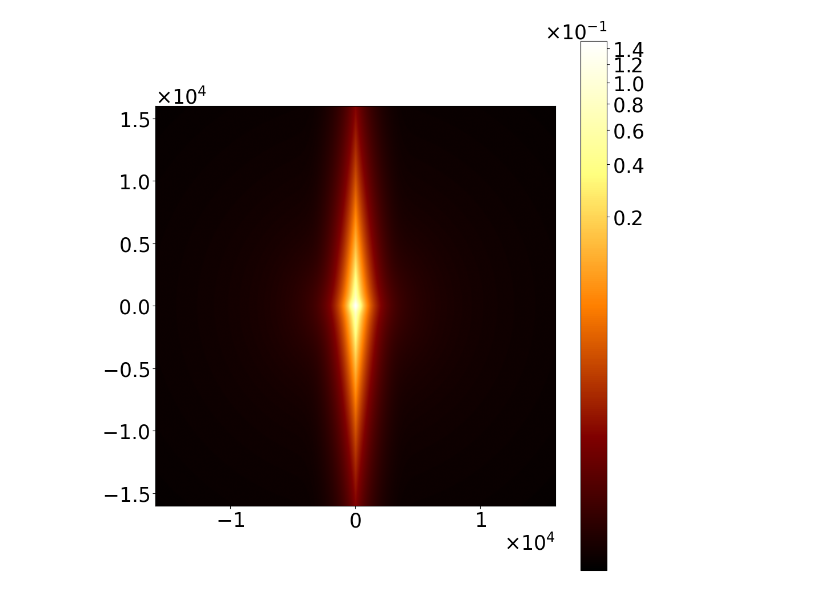
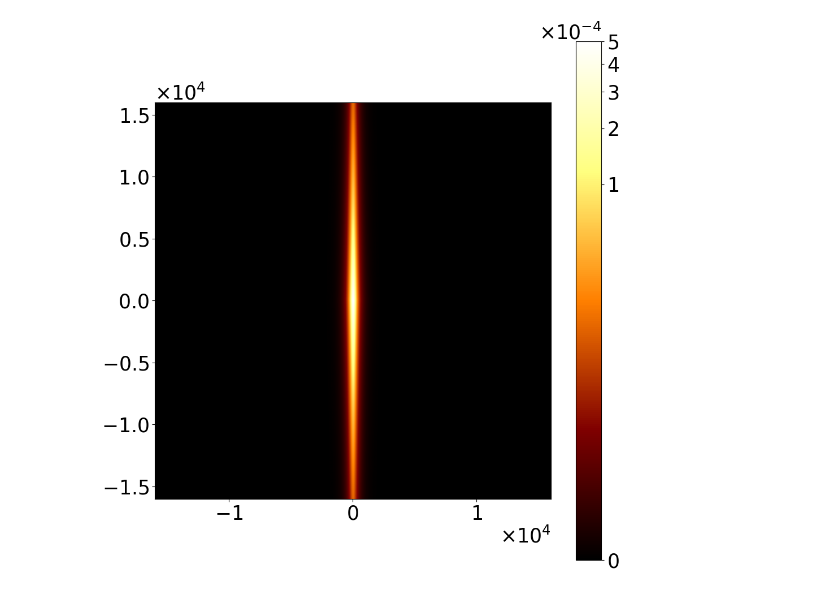
Before and after one commit to yunqibillyli/siltsong, a Jupyter notebook: MW.ipynb, the cells around one changed output. Cells and saved outputs as stored; diff of their text form; code cells hidden in the pictures.

```diff
--- a/MW.ipynb
+++ b/MW.ipynb
@@ -8,13 +8,10 @@ from siltsong.dust import mrn, thermal_emission, henyey_greenstein
 from siltsong.stars import blackbody
 # %%
 view_length = 32000
-distance_steps = 200
-theta_steps = 1
-phi_steps = 1
+distance_steps = 2 # 200
+theta_steps = 2 # 360
+phi_steps = 2 # 360
 distance_substeps = 10
-dr = view_length / 2 / distance_steps
-ds = dr / distance_substeps
-dphi = pi / phi_steps
 
 resolution = 201
 depth = 201
@@ -28,15 +25,19 @@ inclination = pi * (inclination_degrees / 180)
 sin_inc = sin(inclination)
 cos_inc = cos(inclination)
 
-ms_count = 1
+ms_count = 1e5
 
-wavelength = 5.47e-5
+wavelength = 2.5e-4 # NIRcam
 
 rho0_disk = 0.1
 Rd = 2500
 zd = 300
 rb = 500
 rho0_bulge = 0.05
+
+rho0_gas = 1.0
+Rg = 4000
+zg = 150
 # %%
 central_source = 0 # blackbody(wavelength, temperature = 1e8)
 
@@ -49,5 +70,5 @@ def scattering_phase_function(angle):
 # %%
-def density_cartesian(x, y, z):
+def density_cartesian_stars(x, y, z):
 
     R = np.sqrt(x ** 2 + y ** 2)
     disk_density = rho0_disk * np.exp(-R / Rd) * np.exp(-np.abs(z) / zd)
@@ -56,10 +77,25 @@ def density_cartesian(x, y, z):
 
     return disk_density + bulge_density
 
-def density_spherical(r, theta):
+def density_spherical_stars(r, theta):
     x, y, z = spherical_to_cartesian(r, theta, 0)
-    return density_cartesian(x, y, z)
+    return density_cartesian_stars(x, y, z)
+
+def density_cartesian_gas(x, y, z):
+
+    R = np.sqrt(x ** 2 + y ** 2)
+    return rho0_gas * np.exp(-R / Rg) * (1 / np.cosh(z / zg)) ** 2
+
+def density_spherical_gas(r, theta):
+    x, y, z = spherical_to_cartesian(r, theta, 0)
+    return density_cartesian_gas(x, y, z)
+
+def density_cartesian_dust(x, y, z):
+    return 0.0005 * density_cartesian_gas(x, y, z)
+
+def density_spherical_dust(r, theta):
+    return 0.0005 * density_spherical_gas(r, theta)
 # %%
-plot_density_powernorm(density_cartesian, view_length, power = 0.2, units = 'None') # sorry the distance and density units...
+plot_density_powernorm(density_cartesian_dust, view_length, power = 0.2, units = 'None') # sorry the distance and density units...
 # %% [output]
-[figure, old version]
+[figure, new version]
```
Also changed, not shown: parts of 4 cells of this notebook, 2 other files.
